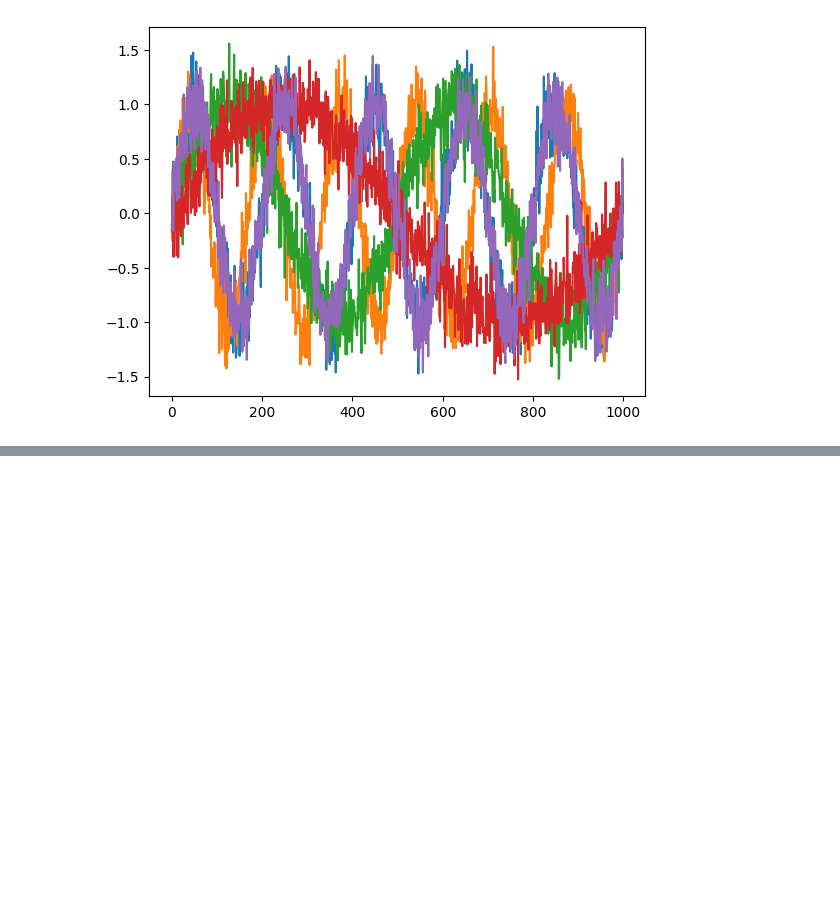
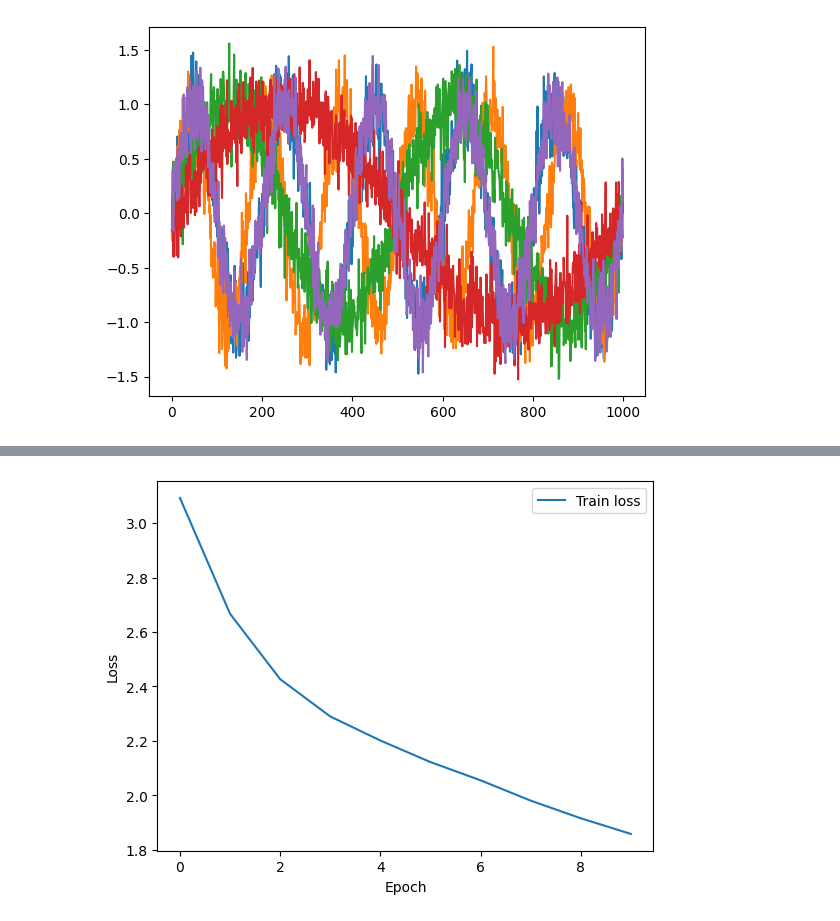
Before and after one commit to Emerge-Lab/tr-gy-8013-Fa-24, a Jupyter notebook: Lectures/Lecture_6/figures.ipynb, the cells around one changed output, grey strips where cells are left out. Saved outputs shown, nothing was run; the diff lists cells and outputs as text; code cells hidden in the pictures; blank space fills up the shorter version.

Commit message:
partial progress on lecture 6

```diff
--- a/Lectures/Lecture_6/figures.ipynb
+++ b/Lectures/Lecture_6/figures.ipynb
@@ -188,0 +665,11 @@ So, gradually, due to accumulating error, our features look less and less like t
+# %%
+# We need to load up some character data. A common one is the text of Shakespeare's plays
+import urllib.request
+url = 'https://ocw.mit.edu/ans7870/6/6.006/s08/lecturenotes/files/t8.shakespeare.txt'
+response = urllib.request.urlopen(url)
+data = response.read()
+text = data.decode('utf-8')
+print(text[:1000])
+
+# we don't want to work with too much text so lets do
+text = text[:100000]
@@ -188,0 +694,85 @@ So, gradually, due to accumulating error, our features look less and less like t
+# %%
+# Okay! Lets turn this into a dataset that we can use for training
+# We will use a sequence length of 100 characters
+
+class ShakespeareDataset(Dataset):
+    def __init__(self, text, seq_len=100):
+        self.text = text
+        self.seq_len = seq_len
+        # we need to convert the text into a set of unique characters
+        # we also need to create a mapping from characters to indices
+        # that we will eventually convert into one-hot vectors
+        self.chars = sorted(list(set(text)))
+        self.char_to_idx = {ch: i for i, ch in enumerate(self.chars)}
+        self.idx_to_char = {i: ch for i, ch in enumerate(self.chars)}
+
+    def __len__(self):
+        return len(self.text) - self.seq_len
+
+    def __getitem__(self, idx):
+        x_str = self.text[idx:idx+self.seq_len]
+        y_str = self.text[idx+1:idx+self.seq_len+1]
+        x = torch.tensor([self.char_to_idx[ch] for ch in x_str])
+        y = torch.tensor([self.char_to_idx[ch] for ch in y_str])
+        # One-hot encode x only
+        x = torch.nn.functional.one_hot(x, num_classes=len(self.chars)).float()
+        # Do not one-hot encode y
+        return x, y
+
+# Lets create a dataset and dataloader
+dataset = ShakespeareDataset(text)
+dataloader = torch.utils.data.DataLoader(dataset, batch_size=512, shuffle=False)
+
+# We also need a model that actually outputs predictions of the correct shape
+# and has a softmax to convert the output into probabilities
+# Note that the inputs are one-hot so they're the length of the number of characters
+class TorchLSTM(nn.Module):
+    def __init__(self, hidden_size=512):
+        super(TorchLSTM, self).__init__()
+        self.lstm = nn.LSTM(input_size=len(dataset.chars), hidden_size=hidden_size, batch_first=True)
+        self.linear = nn.Linear(hidden_size, len(dataset.chars))
+
+    def forward(self, x, h=None, c=None):
+        if h is None or c is None:
+            # Initialize h and c with the correct shape: (num_layers, batch_size, hidden_size)
+            h = torch.zeros(1, x.size(0), self.lstm.hidden_size).to(x.device)
+            c = torch.zeros(1, x.size(0), self.lstm.hidden_size).to(x.device)
+        out, (h, c) = self.lstm(x, (h, c))
+        y_pred = self.linear(out)
+        return y_pred
+
+# create our model
+model = TorchLSTM(hidden_size=512).to(device)
+criterion = nn.CrossEntropyLoss()
+optimizer = optim.Adam(model.parameters(), lr=1e-3)
+num_epochs = 10
+train_losses = []
+
+for i in range(num_epochs):
+    model.train()
+    avg_train_loss = 0
+    for x, y in dataloader:
+        optimizer.zero_grad()
+        x, y = x.to(device), y.to(device)
+        y_pred = model(x)
+        # y_pred shape: (batch_size, seq_len, num_classes)
+        # y shape: (batch_size, seq_len)
+        loss = criterion(y_pred.permute(0, 2, 1), y)
+        loss.backward()
+        optimizer.step()
+        avg_train_loss += loss.item()
+    avg_train_loss /= len(dataloader)
+    train_losses.append(avg_train_loss)
+    print(f'Epoch {i+1}/{num_epochs}, Loss: {avg_train_loss:.6f}')
+
+# Plotting the training loss
+plt.figure()
+plt.plot(train_losses, label='Train loss')
+plt.xlabel('Epoch')
+plt.ylabel('Loss')
+plt.legend()
+plt.show()
+
+# # Now lets generate some text!
+# def generate_text(model, dataset, seed_text, length=1000, temperature=0.1):
+# %% [output]
@@ -188,0 +789 @@ So, gradually, due to accumulating error, our features look less and less like t
+[figure, added]
```
Also changed, not shown: parts of 17 cells of this notebook.
